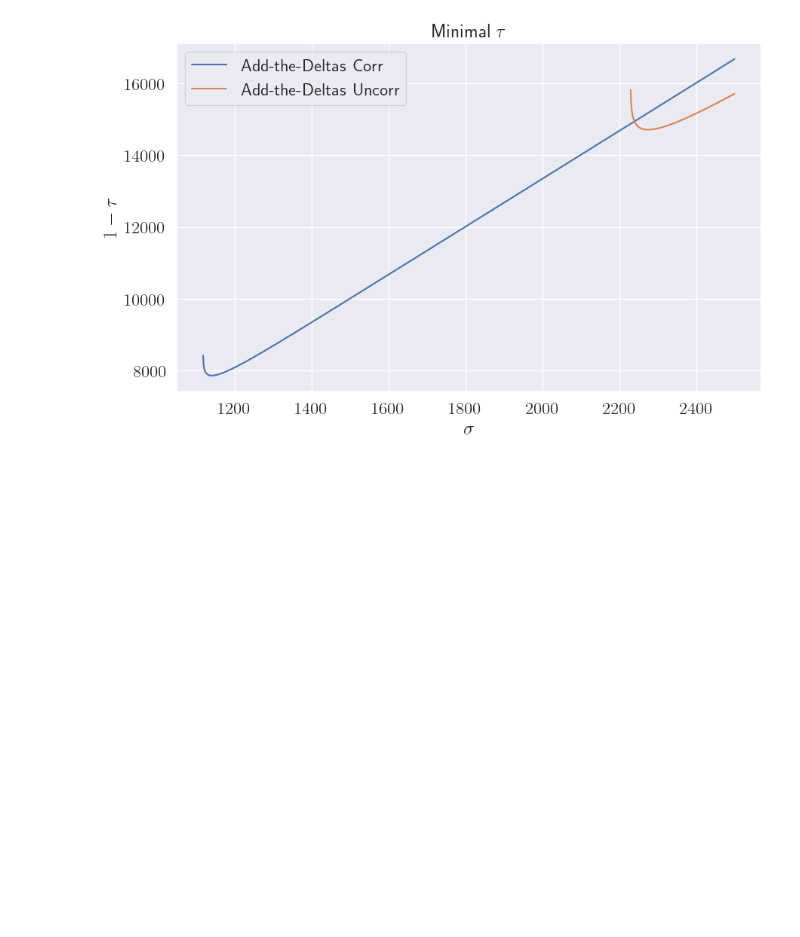
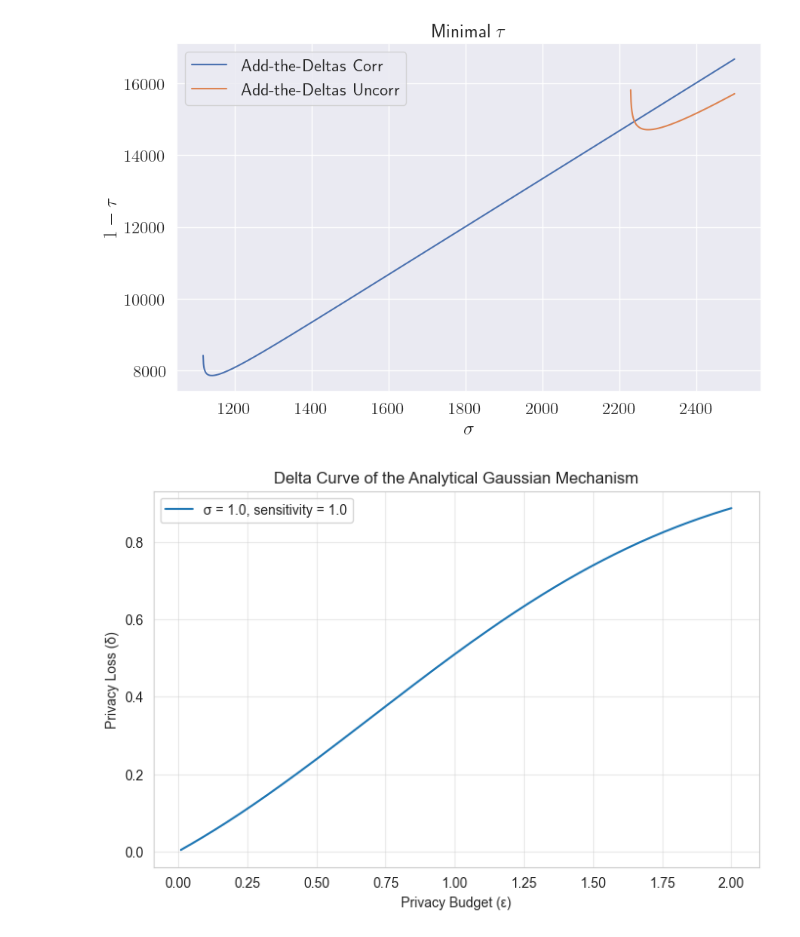
Before and after one commit to lukas681/sparse-gaussian-histograms, a Jupyter notebook: notebooks/experiments.ipynb, the cells around one changed output. Drawn from its saved outputs; the diff is of its cells as text; code cells hidden in the pictures; blank space fills up the shorter version.

```diff
--- a/notebooks/experiments.ipynb
+++ b/notebooks/experiments.ipynb
@@ -296,3 +293,43 @@ for eps in eps_plot_vals:
     delta_arr_add_deltas_plot_vals.append(delta_add)
     delta_arr_gshm_plot_vals.append(delta_gshm)
     annotations.append(f"$\delta_{{GSHM}}={round(delta_gshm, -int(np.log10(delta_gshm)))}$")
+# %%
+import numpy as np
+import matplotlib.pyplot as plt
+from scipy.stats import norm
+
+def analytical_gaussian_delta(epsilon, sigma, sensitivity=1.0):
+    """
+    Computes delta for a given epsilon using the Analytical Gaussian Mechanism.
+
+    Parameters:
+    - epsilon: Privacy budget.
+    - sigma: Noise scale (standard deviation of the Gaussian).
+    - sensitivity: L2 sensitivity of the query (default is 1.0).
+
+    Returns:
+    - delta: The value of delta for the given epsilon.
+    """
+    term1 = norm.cdf(-sensitivity / (2 * sigma) + sigma * epsilon / sensitivity)
+    term2 = np.exp(epsilon) * norm.cdf(-sensitivity / (2 * sigma) - sigma * epsilon / sensitivity)
+    return term1 - term2
+
+# Parameters
+sigma = 1.0  # Noise scale
+sensitivity = 1.0  # Sensitivity of the query
+epsilons = np.linspace(0.01, 2, 500)  # Range of epsilon values
+
+# Compute delta for each epsilon
+deltas = [analytical_gaussian_delta(eps, sigma, sensitivity) for eps in epsilons]
+
+# Plot the delta curve
+plt.figure(figsize=(8, 5))
+plt.plot(epsilons, deltas, label=f'σ = {sigma}, sensitivity = {sensitivity}')
+plt.xlabel('Privacy Budget (ε)')
+plt.ylabel('Privacy Loss (δ)')
+plt.title('Delta Curve of the Analytical Gaussian Mechanism')
+plt.grid(alpha=0.4)
+plt.legend()
+plt.show()
+# %% [output]
+[figure, added]
```
Also changed, not shown: parts of 3 cells of this notebook, 7 other files.
